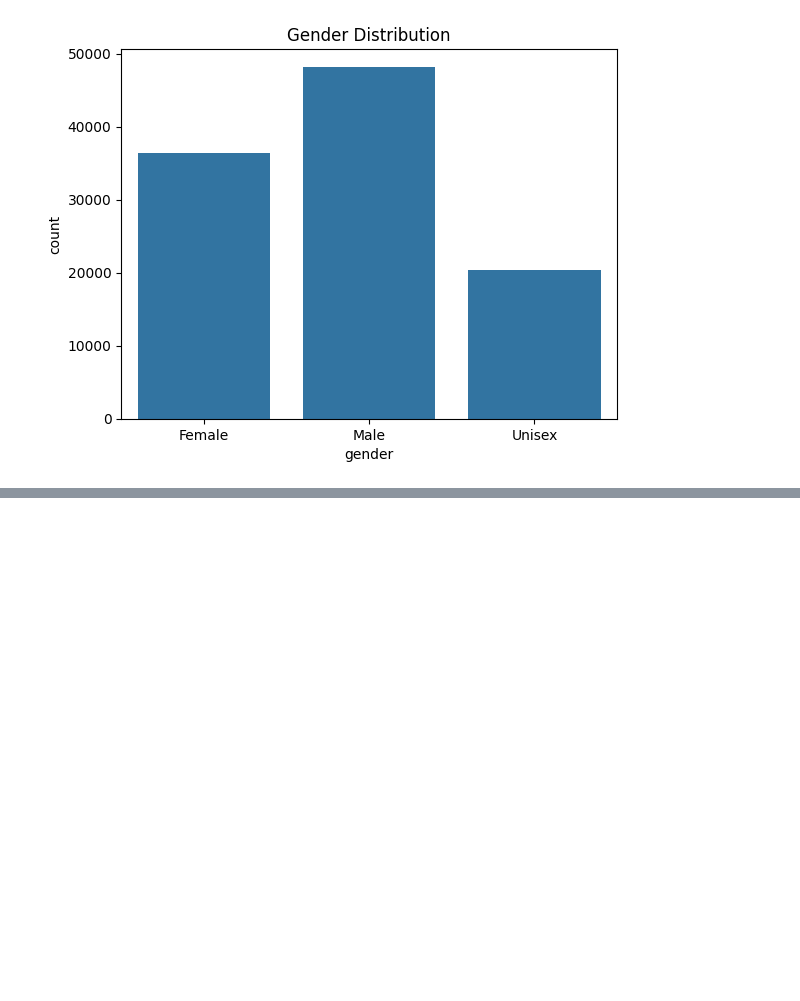
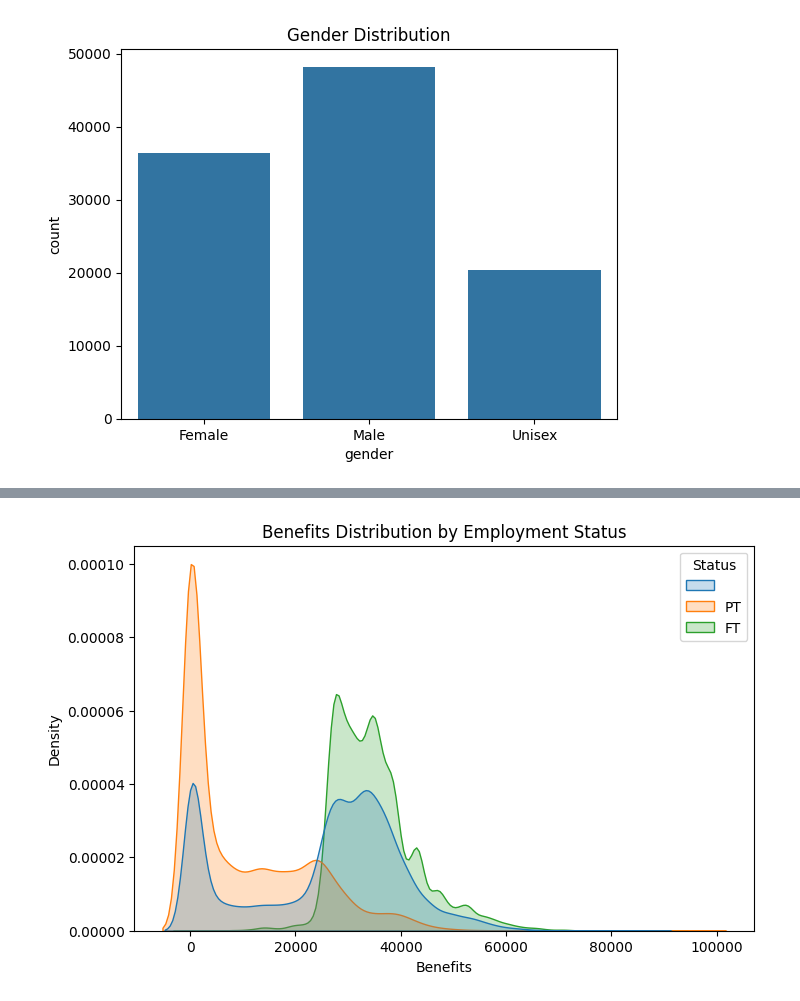
Before and after one commit to Abdelghaniker/sql-salaries-eda-sqlite, a Jupyter notebook: notebooks/analysis.ipynb, the cells around one changed output, grey strips where cells are left out. Cells and saved outputs as stored; diff of their text form; code cells hidden in the pictures; blank space fills up the shorter version.

```diff
--- a/notebooks/analysis.ipynb
+++ b/notebooks/analysis.ipynb
@@ -202,0 +268,13 @@ plt.show()
+# %%
+# Benefits: Full-time vs Part-time
+
+
+plt.figure(figsize=(8,5))
+sns.kdeplot(
+    data=df, x="Benefits", hue="Status",
+    common_norm=False, fill=True
+)
+plt.title("Benefits Distribution by Employment Status")
+plt.show()
+# %% [output]
+[figure, added]
```
Also changed, not shown: parts of 11 cells of this notebook.
